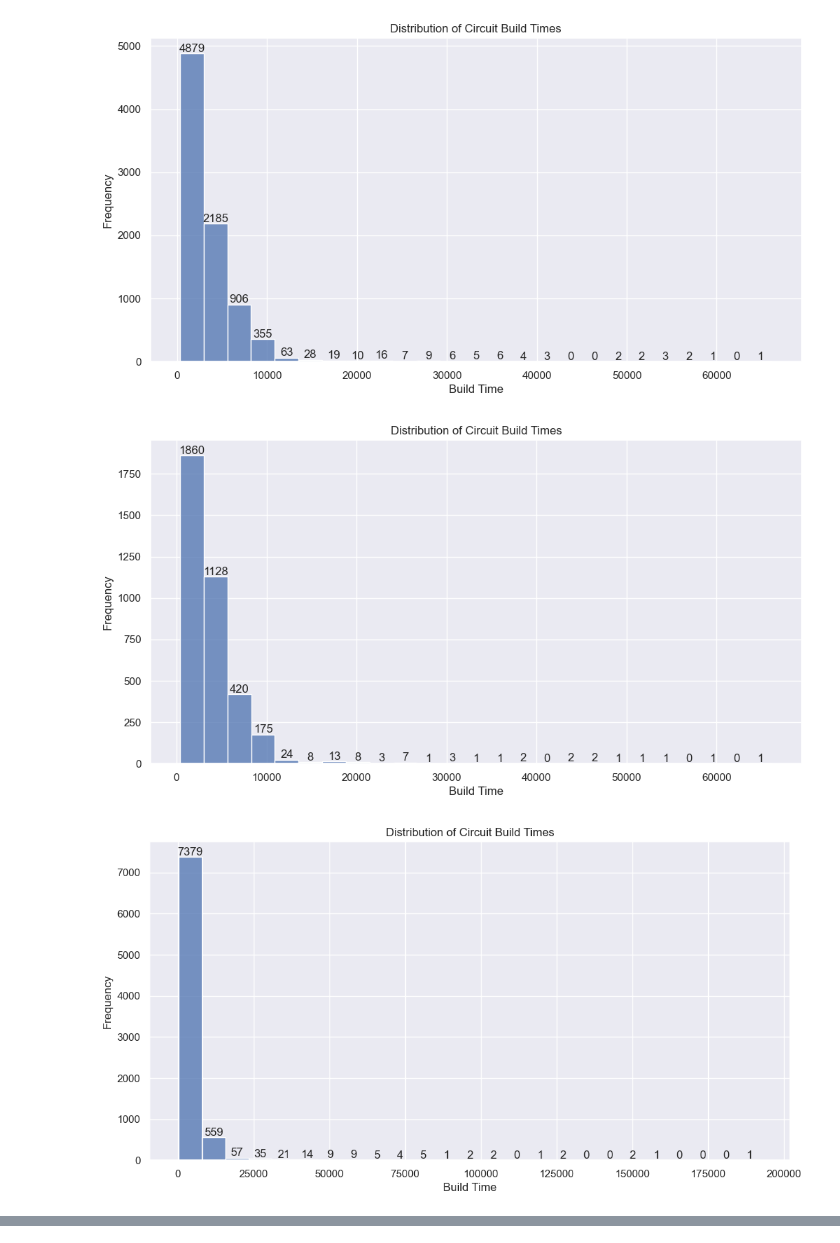
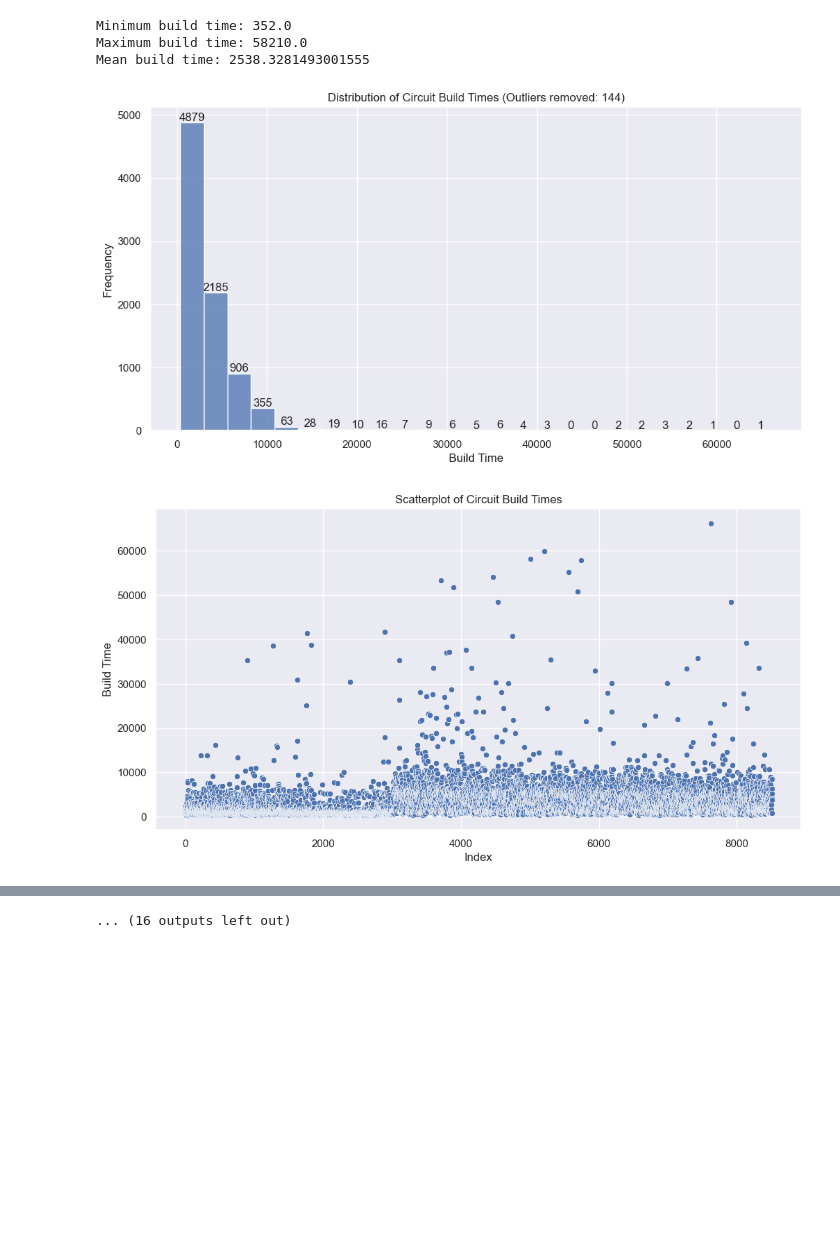
Before and after one commit to FlamingPhoenix40/RU-Master-Thesis-code, a Jupyter notebook: jupyter/analysis.ipynb, the cells around one changed output, grey strips where cells are left out. Saved outputs shown, nothing was run; the diff lists cells and outputs as text; code cells hidden in the pictures; blank space fills up the shorter version.

```diff
--- a/jupyter/analysis.ipynb
+++ b/jupyter/analysis.ipynb
@@ -84 +88,17 @@ search_log_file(log_file_path, search_term, output_file_path_searched_log)
+# %%
+def build_time_stats(build_times, output_file_buildstats):
+    min_build_time=np.min(build_times)
+    max_build_time=np.max(build_times)
+    mean_build_time=np.mean(build_times)
+    median_build_time=np.median(build_times)
+
+
+    print(f'Minimum build time: {min_build_time}')
+    print(f'Maximum build time: {max_build_time}')
+    print(f'Mean build time: {mean_build_time}')
+    with open(output_file_buildstats, 'a') as build_stats_file:
+        build_stats_file.write(f'Minimum Build Time: {min_build_time}\n')
+        build_stats_file.write(f'Maximum Build Time: {max_build_time}\n')
+        build_stats_file.write(f'Mean Build Time: {mean_build_time}\n')
+        build_stats_file.write(f'Median Build Time: {median_build_time}\n')
 # %%
@@ -129,10 +130,25 @@ def circuit_build_times_histogram(build_times_file, output_file, build_times_fil
+# %%
+def circuit_build_times_scatterplot(build_times, build_times_filename):
+    df = pd.DataFrame({'Build Time': build_times, 'Index': range(1, len(build_times)+1)})
+
+    plt.figure(figsize=(12,6))
+    sb.scatterplot(data=df, x='Index', y='Build Time')
+    plt.title('Scatterplot of Circuit Build Times')
+    plt.xlabel('Index')
+    plt.ylabel('Build Time')
+    output_image = f'../log_analysis/{build_times_filename}_scatterplot.png'
+    plt.savefig(output_image)
 # %%
 # build_times_filename = input("Enter filename of the build times file to use: ")
 for i in range(1, 10):
     build_times_filename = f'5000_run_with_ublock_{i}.log_circuit_build_times_add_time.txt'
     build_times_file = f'../log_analysis/{build_times_filename}'
-    output_file = f'../log_analysis/{build_times_filename}.png'
-    circuit_build_times_histogram(build_times_file, output_file, build_times_filename)
+    build_times_stats_file = f'../log_analysis/{build_times_filename}_stats.txt'
+
+    build_times, outlier_count = extract_build_times(build_times_file, build_times_filename)
+    circuit_build_times_histogram(build_times, outlier_count, build_times_filename)
+    build_time_stats(build_times, build_times_stats_file)
+    circuit_build_times_scatterplot(build_times, build_times_filename)
 # %% [output]
 Number of outliers: 144
 Minimum build time: 320.0
@@ -173,3 +186,5 @@ Mean build time: 2538.3281493001555
+Minimum build time: 352.0
+Maximum build time: 58210.0
+Mean build time: 2538.3281493001555
-[figure, old version]
+[figure, new version]
-[figure, old version]
+[figure, new version]
-[figure, removed]
@@ -177,3 +191,4 @@ Mean build time: 2538.3281493001555
+... (16 outputs left out)
 # %%
 build_times_filename = input("Enter filename of the build times file to use: ")
 build_times_file = f'../log_analysis/{build_times_filename}'
```
Also changed, not shown: parts of 5 cells of this notebook.
